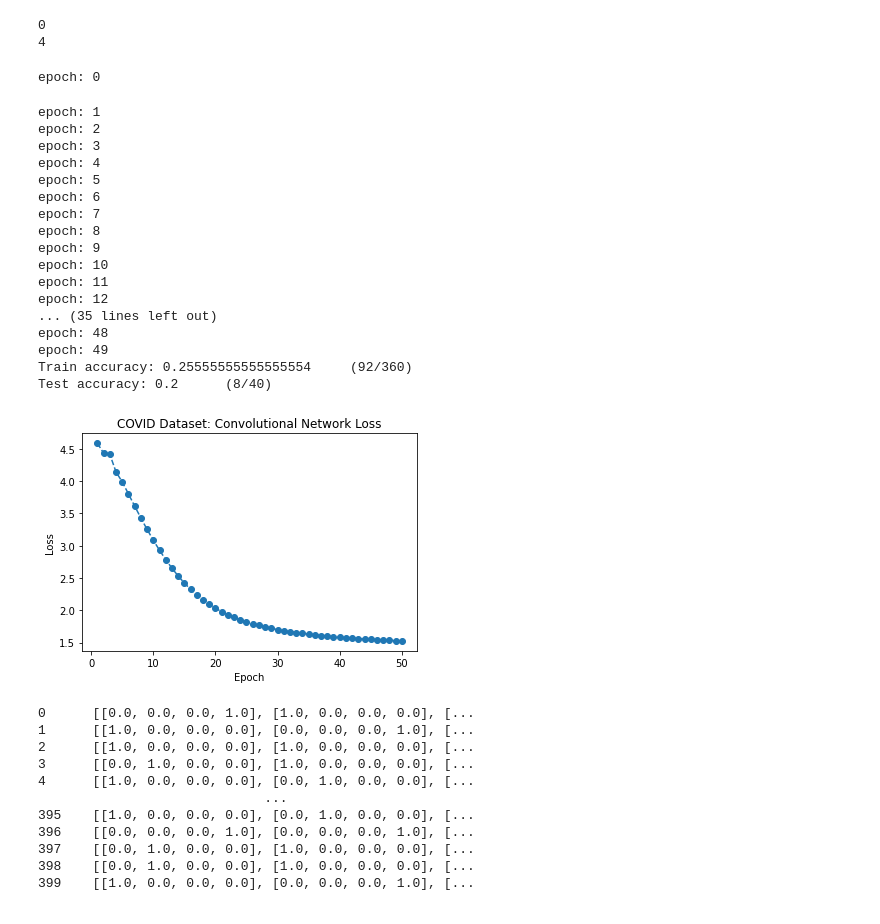
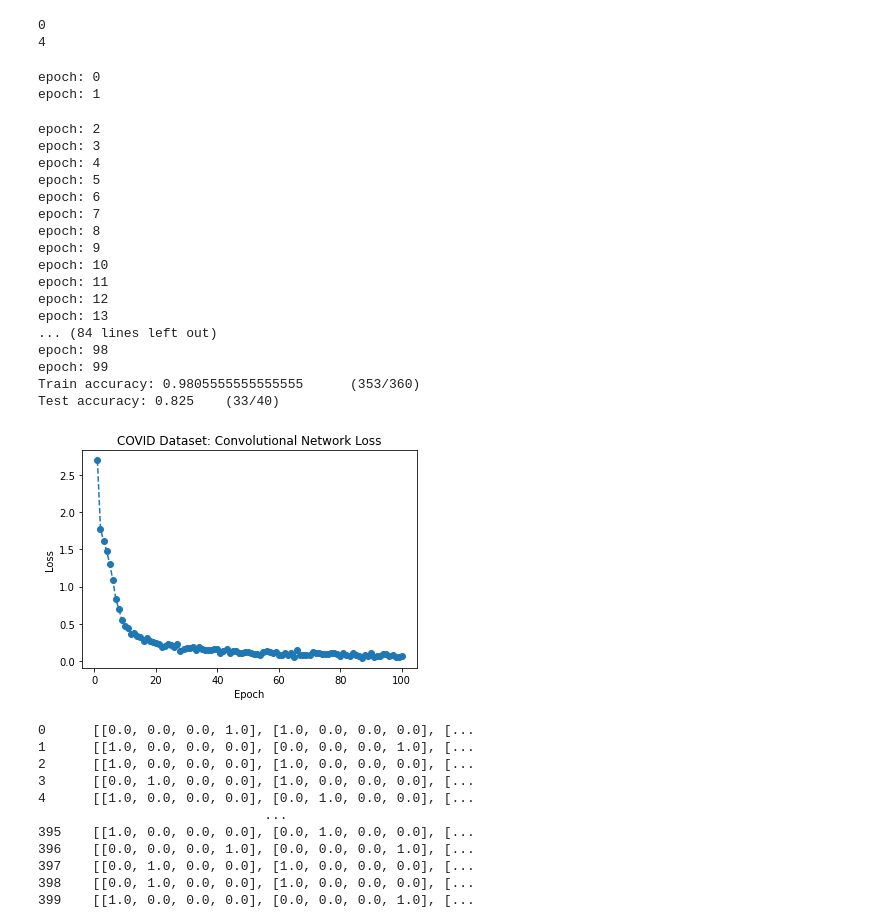
Before and after one commit to alexchen1999/covid-19-sample-strain-classification, a Jupyter notebook: cnn.ipynb, the cells around one changed output. Saved outputs shown, nothing was run; the diff lists cells and outputs as text; code cells hidden in the pictures.

Commit message:
Feat: Changed experiment hyperparameters, achieved 95%+ train acc and 80%+ test acc

```diff
--- a/cnn.ipynb
+++ b/cnn.ipynb
@@ -165,15 +165,11 @@ def train(net, dataloader, epochs=1, lr=0.01, momentum=0.9, decay=0.0, verbose=1
 # in our case [40, 4, 3822]
 
 ex = [['in_channels_conv1', 'out_channels_conv1', 'in_channels_conv2', 'out_channels_conv2', 'in_channels_fc1', 'kernel_size', 'stride', ('train_acc'), ('test_acc')],
-      [60, 40, 20, 40, 40, 3, 3], #1
-      [60, 240, 120, 480, 480, 3, 3], #2
-      [60, 480, 240, 960, 960, 3, 3, 0, (0.973528), (0.918495)], #3
-      [60, 480, 240, 960, 960, 6, 3, 0, (0.998607), (0.962382)], #4
-      [4, 4, 2, 2, 940, 24, 1, 0, 0, 0], #5 BEST ONE! :)
-      [10, 80, 40, 160, 160, 6, 3,  0.01, (0.9738766980146291), (0.9561128526645768)], #6
-      [60, 480, 240, 960, 960, 6, 3,  0.02, (0.9641239986067572), (0.934169278996865)], #7
+      [4, 4, 2, 2, 957, 2, 1, 0, (0.98055555), (0.825)], #1
+      [4, 4, 2, 2, 955, 4, 1, 0, (0.96944444), (0.85)], #2
+      [4, 4, 2, 2, 952, 8, 1, 0, (0.977777), (0.875)], #3
 ]
-i = 5
+i = 1
 
 print(ex[i][-3])
 
@@ -313,33 +309,34 @@ def smooth(x, size):
 # %%
 # Creating net and training
 
 net = DSC_by_CNN(FEATURE_SIZE)
-losses = train(net, train_dataloader, epochs=50, lr=0.01, decay = ex[i][-3])
+losses = train(net, train_dataloader, epochs=100, lr=0.01, decay = ex[i][-3])
 
 # Evaluation
 plot_losses(losses, title = "COVID Dataset: Convolutional Network Loss")
 print_eval(net, train_dataloader, test_dataloader)
 print()
 # %% [output]
 epoch: 0
+epoch: 1
-epoch: 1
 epoch: 2
 epoch: 3
 epoch: 4
 epoch: 5
 epoch: 6
 epoch: 7
 epoch: 8
 epoch: 9
 epoch: 10
 epoch: 11
 epoch: 12
-... (35 lines left out)
-epoch: 48
-epoch: 49
-Train accuracy: 0.25555555555555554     (92/360)
-Test accuracy: 0.2      (8/40)
+epoch: 13
+... (84 lines left out)
+epoch: 98
+epoch: 99
+Train accuracy: 0.9805555555555555      (353/360)
+Test accuracy: 0.825    (33/40)
-[figure, old version]
+[figure, new version]
 # %%
 print(X)
 print(X.loc[0])
```
